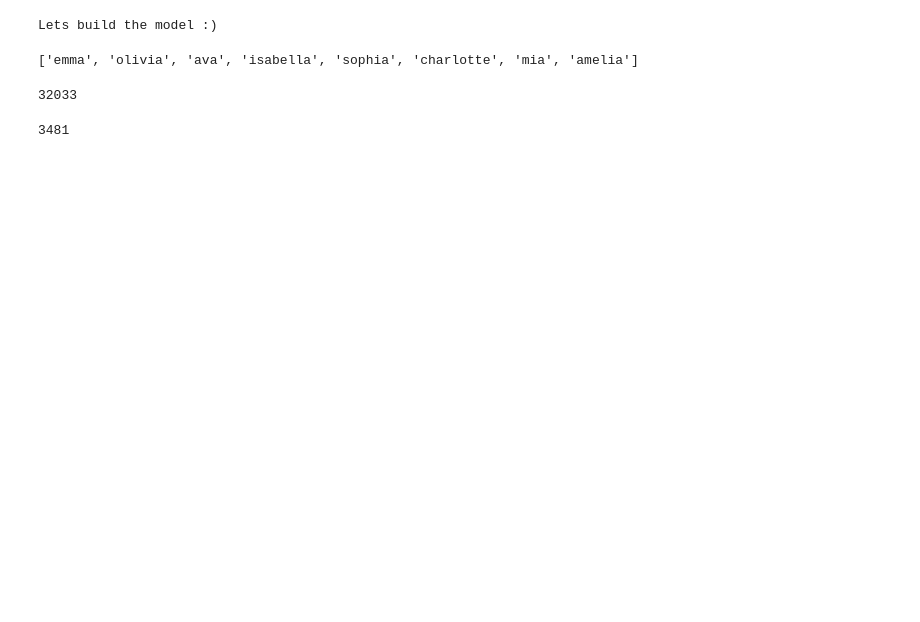
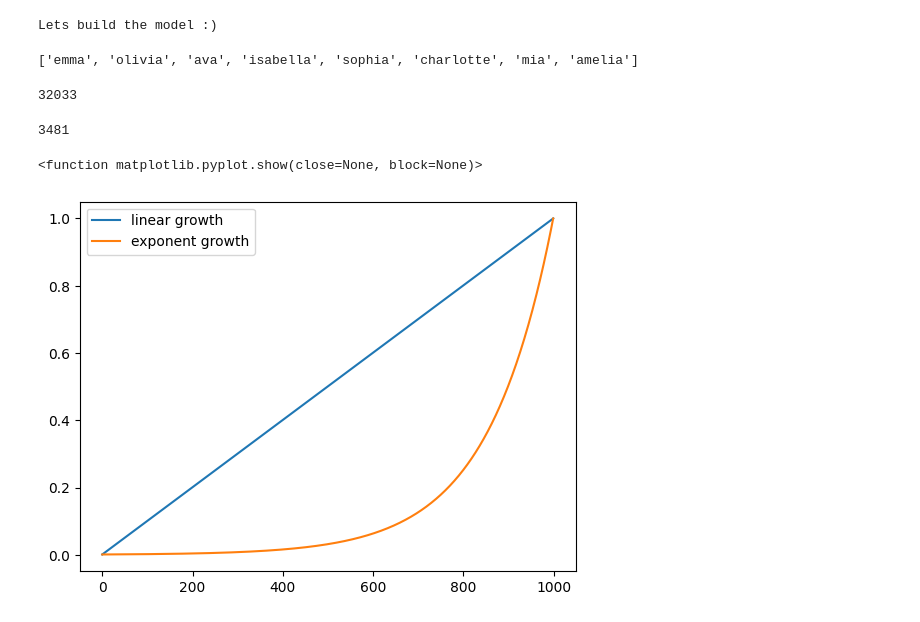
Before and after one commit to SWARITSHUKLA/neural-probabilistic-language-model, a Jupyter notebook: model.ipynb, the cells around one changed output. Saved outputs shown, nothing was run; the diff lists cells and outputs as text; code cells hidden in the pictures; blank space fills up the shorter version.

Commit message:
wrote the code for finding a good learning rate for optimization

```diff
--- a/model.ipynb
+++ b/model.ipynb
@@ -57,3 +57,15 @@ sum(p.nelement() for p in parameters) #tells us number of parameters in total
 for p in parameters:
     p.requires_grad = True
 #we do this because p.requires_grad is false by default but insted of treating these tensors as constant we want pytorch to treat them as variable, Variable which requires to have gradients
+# %%
+lre = torch.linspace(-3, 0, 1000)
+lrs = 10**lre #here we take the exponential distribution insted of the linear distribution because the learning rate is usually low and it will be difficult to find learning rate if we go linearly
+plt.plot(torch.linspace(0.001, 1, 1000), label = 'linear growth')
+plt.plot(lrs, label = 'exponent growth')
+plt.legend()
+plt.show #here is the visualization to understand that the plot in orange is exponentiated plot notice that it spends more time between 0.0 to 0.2 compared to the the blue line
+#Now after creating the learning rate tensor we are going to run the optimization for 1000 steps and each time we will be changing the learning rate according to the iteration number and the tensor index
+#Then we will record that data and plot the graph and that graph will give us the information on what learning rate to choose
+# %% [output]
+<function matplotlib.pyplot.show(close=None, block=None)>
+[figure, added]
```
Also changed, not shown: parts of 4 cells of this notebook.
